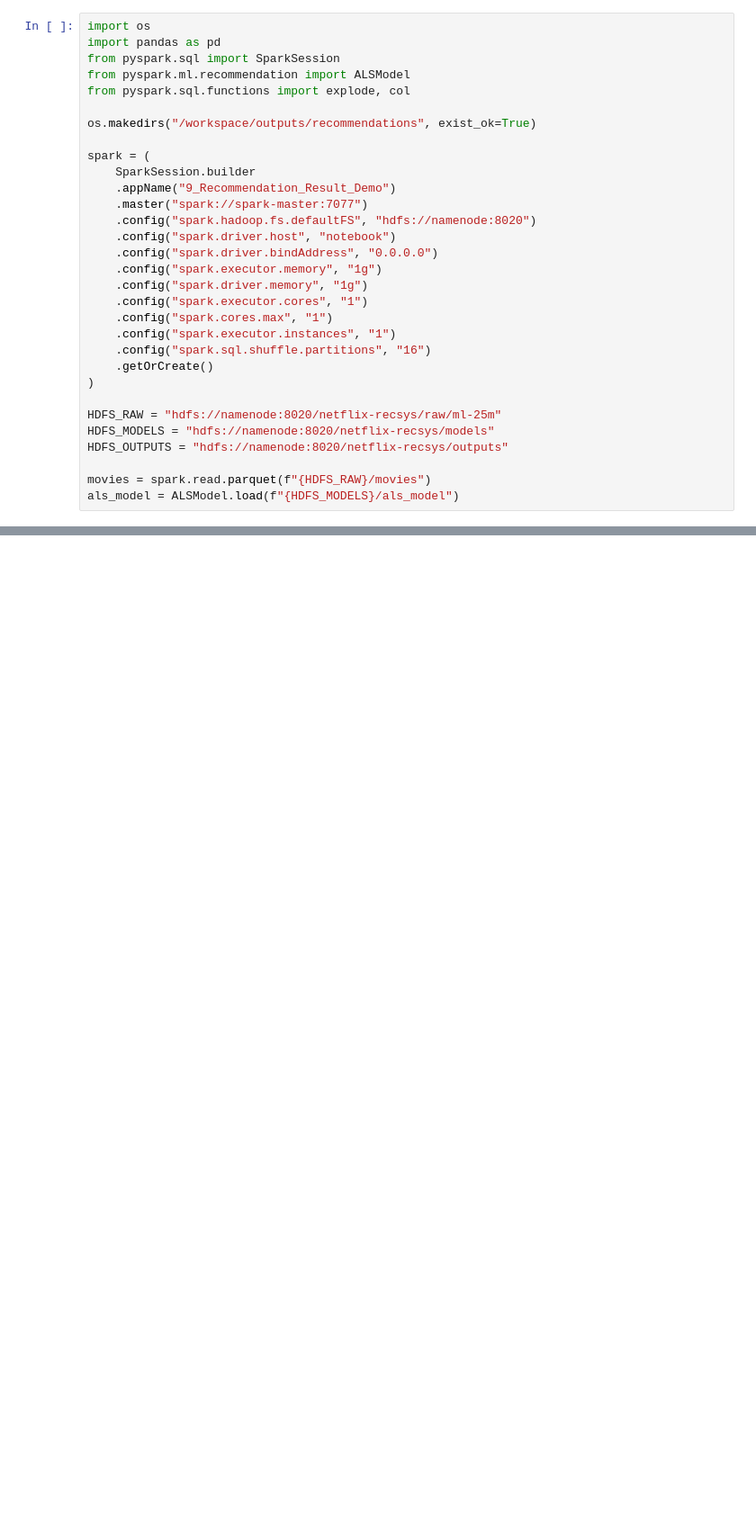
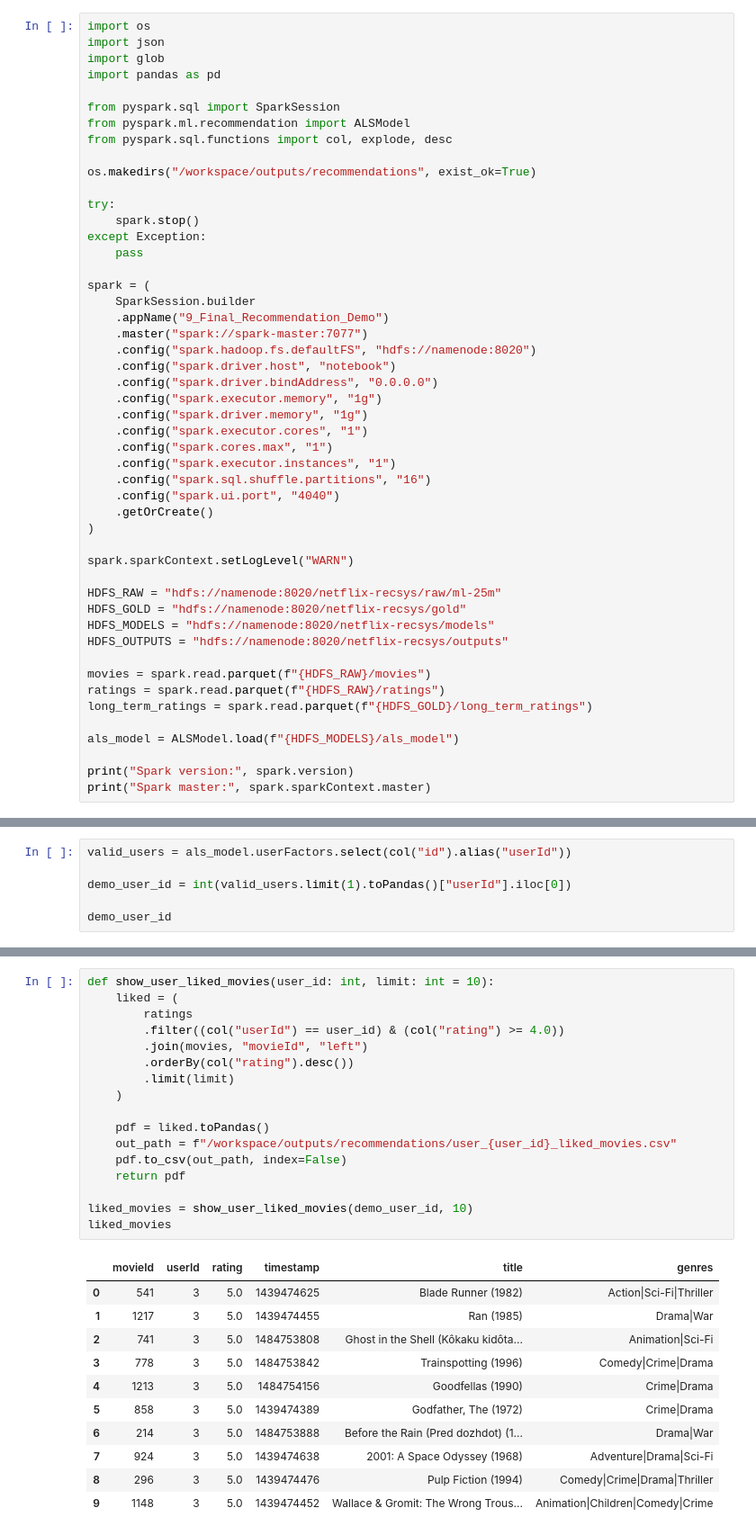
Before and after one commit to Newt-Louis/netflix_recommendation_system, a Jupyter notebook: notebooks/9_recommendation_result_demo.ipynb, the cells around one changed output, grey strips where cells are left out. Shown at 90% size. Saved outputs shown, nothing was run; the diff lists cells and outputs as text; blank space fills up the shorter version.

```diff
--- a/notebooks/9_recommendation_result_demo.ipynb
+++ b/notebooks/9_recommendation_result_demo.ipynb
@@ -1,15 +1,23 @@
 # %%
 import os
+import json
+import glob
 import pandas as pd
+
 from pyspark.sql import SparkSession
 from pyspark.ml.recommendation import ALSModel
-from pyspark.sql.functions import explode, col
+from pyspark.sql.functions import col, explode, desc
 
 os.makedirs("/workspace/outputs/recommendations", exist_ok=True)
 
+try:
+    spark.stop()
+except Exception:
+    pass
+
 spark = (
     SparkSession.builder
-    .appName("9_Recommendation_Result_Demo")
+    .appName("9_Final_Recommendation_Demo")
     .master("spark://spark-master:7077")
     .config("spark.hadoop.fs.defaultFS", "hdfs://namenode:8020")
     .config("spark.driver.host", "notebook")
@@ -20,15 +28,25 @@ spark = (
     .config("spark.cores.max", "1")
     .config("spark.executor.instances", "1")
     .config("spark.sql.shuffle.partitions", "16")
+    .config("spark.ui.port", "4040")
     .getOrCreate()
 )
 
+spark.sparkContext.setLogLevel("WARN")
+
 HDFS_RAW = "hdfs://namenode:8020/netflix-recsys/raw/ml-25m"
+HDFS_GOLD = "hdfs://namenode:8020/netflix-recsys/gold"
 HDFS_MODELS = "hdfs://namenode:8020/netflix-recsys/models"
 HDFS_OUTPUTS = "hdfs://namenode:8020/netflix-recsys/outputs"
 
 movies = spark.read.parquet(f"{HDFS_RAW}/movies")
+ratings = spark.read.parquet(f"{HDFS_RAW}/ratings")
+long_term_ratings = spark.read.parquet(f"{HDFS_GOLD}/long_term_ratings")
+
 als_model = ALSModel.load(f"{HDFS_MODELS}/als_model")
+
+print("Spark version:", spark.version)
+print("Spark master:", spark.sparkContext.master)
 # %% [output]
 Setting default log level to "WARN".
 To adjust logging level use sc.setLogLevel(newLevel). For SparkR, use setLogLevel(newLevel).
@@ -94,0 +330,6 @@ show_user_liked_movies(1, 10)
+# %%
+valid_users = als_model.userFactors.select(col("id").alias("userId"))
+
+demo_user_id = int(valid_users.limit(1).toPandas()["userId"].iloc[0])
+
+demo_user_id
@@ -94,0 +338,29 @@ show_user_liked_movies(1, 10)
+# %%
+def show_user_liked_movies(user_id: int, limit: int = 10):
+    liked = (
+        ratings
+        .filter((col("userId") == user_id) & (col("rating") >= 4.0))
+        .join(movies, "movieId", "left")
+        .orderBy(col("rating").desc())
+        .limit(limit)
+    )
+
+    pdf = liked.toPandas()
+    out_path = f"/workspace/outputs/recommendations/user_{user_id}_liked_movies.csv"
+    pdf.to_csv(out_path, index=False)
+    return pdf
+
+liked_movies = show_user_liked_movies(demo_user_id, 10)
+liked_movies
+# %% [output]
+|  | movieId | userId | rating | timestamp | title | genres |
+| 0 | 541 | 3 | 5.0 | 1439474625 | Blade Runner (1982) | Action|Sci-Fi|Thriller |
+| 1 | 1217 | 3 | 5.0 | 1439474455 | Ran (1985) | Drama|War |
+| 2 | 741 | 3 | 5.0 | 1484753808 | Ghost in the Shell (Kôkaku kidôta... | Animation|Sci-Fi |
+| 3 | 778 | 3 | 5.0 | 1484753842 | Trainspotting (1996) | Comedy|Crime|Drama |
+| 4 | 1213 | 3 | 5.0 | 1484754156 | Goodfellas (1990) | Crime|Drama |
+| 5 | 858 | 3 | 5.0 | 1439474389 | Godfather, The (1972) | Crime|Drama |
+| 6 | 214 | 3 | 5.0 | 1484753888 | Before the Rain (Pred dozhdot) (1... | Drama|War |
+| 7 | 924 | 3 | 5.0 | 1439474638 | 2001: A Space Odyssey (1968) | Adventure|Drama|Sci-Fi |
+| 8 | 296 | 3 | 5.0 | 1439474476 | Pulp Fiction (1994) | Comedy|Crime|Drama|Thriller |
+| 9 | 1148 | 3 | 5.0 | 1439474452 | Wallace & Gromit: The Wrong Trous... | Animation|Children|Comedy|Crime |
```
Also changed, not shown: parts of 8 cells of this notebook, 1 other file.
